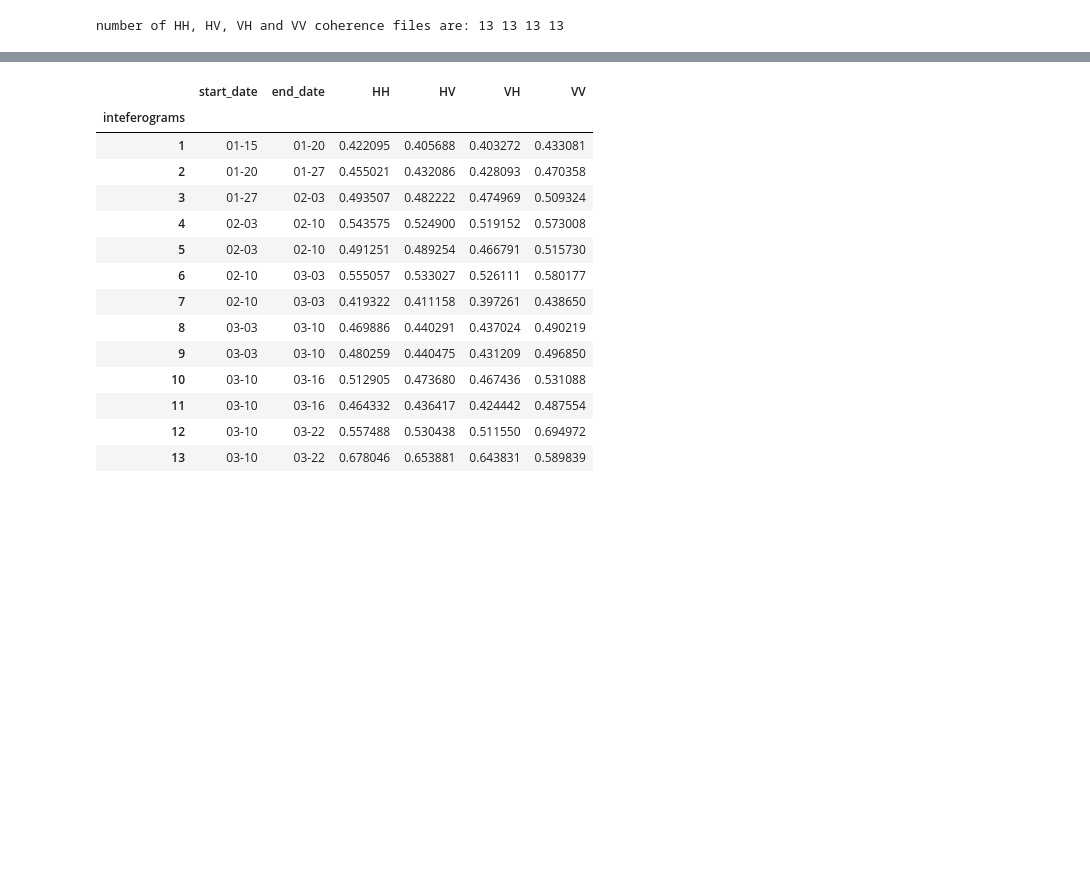
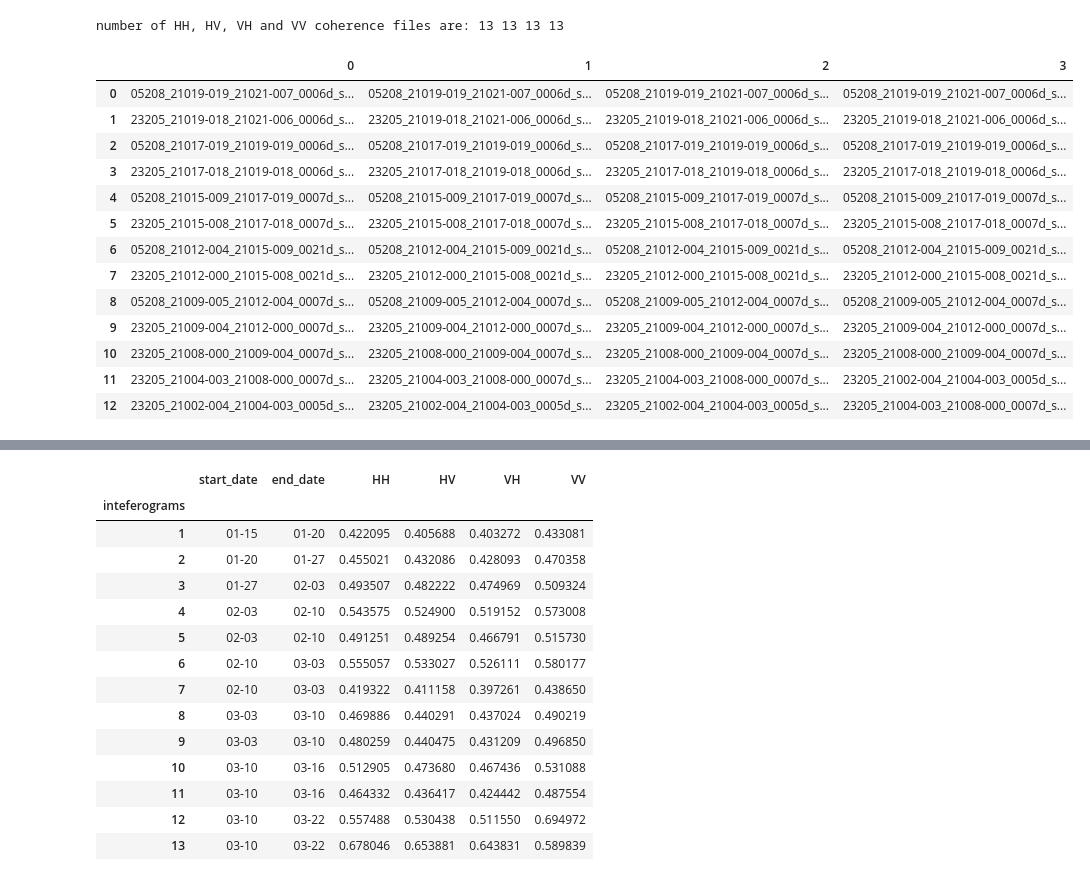
Before and after one commit to Surfix/snow-analytics, a Jupyter notebook: lowman/notebooks/2_Coherence_plot.ipynb, the cells around one changed output, grey strips where cells are left out. Saved outputs shown, nothing was run; the diff lists cells and outputs as text; code cells hidden in the pictures; blank space fills up the shorter version.

```diff
--- a/lowman/notebooks/2_Coherence_plot.ipynb
+++ b/lowman/notebooks/2_Coherence_plot.ipynb
@@ -125,3 +125,25 @@ VV = glob.glob(data_path+'*VV_01.cor.grd.tiff')
 print('number of HH, HV, VH and VV coherence files are:', len(HH), len(HV), len(VH), len(VV))
 # %% [output]
 number of HH, HV, VH and VV coherence files are: 13 13 13 13
+# %%
+HH_cut = [HH_[-58:-15] for HH_ in HH]
+HV_cut = [HV_[-58:-15] for HV_ in HV]
+VH_cut = [VH_[-58:-15] for VH_ in VH]
+VV_cut = [VV_[-58:-15] for VV_ in VV]
+# %%
+pd.DataFrame([HH_cut, HV_cut, VH_cut, VV_cut]).T
+# %% [output]
+|  | 0 | 1 | 2 | 3 |
+| 0 | 05208_21019-019_21021-007_0006d_s... | 05208_21019-019_21021-007_0006d_s... | 05208_21019-019_21021-007_0006d_s... | 05208_21019-019_21021-007_0006d_s... |
+| 1 | 23205_21019-018_21021-006_0006d_s... | 23205_21019-018_21021-006_0006d_s... | 23205_21019-018_21021-006_0006d_s... | 23205_21019-018_21021-006_0006d_s... |
+| 2 | 05208_21017-019_21019-019_0006d_s... | 05208_21017-019_21019-019_0006d_s... | 05208_21017-019_21019-019_0006d_s... | 05208_21017-019_21019-019_0006d_s... |
+| 3 | 23205_21017-018_21019-018_0006d_s... | 23205_21017-018_21019-018_0006d_s... | 23205_21017-018_21019-018_0006d_s... | 23205_21017-018_21019-018_0006d_s... |
+| 4 | 05208_21015-009_21017-019_0007d_s... | 05208_21015-009_21017-019_0007d_s... | 05208_21015-009_21017-019_0007d_s... | 05208_21015-009_21017-019_0007d_s... |
+| 5 | 23205_21015-008_21017-018_0007d_s... | 23205_21015-008_21017-018_0007d_s... | 23205_21015-008_21017-018_0007d_s... | 23205_21015-008_21017-018_0007d_s... |
+| 6 | 05208_21012-004_21015-009_0021d_s... | 05208_21012-004_21015-009_0021d_s... | 05208_21012-004_21015-009_0021d_s... | 05208_21012-004_21015-009_0021d_s... |
+| 7 | 23205_21012-000_21015-008_0021d_s... | 23205_21012-000_21015-008_0021d_s... | 23205_21012-000_21015-008_0021d_s... | 23205_21012-000_21015-008_0021d_s... |
+| 8 | 05208_21009-005_21012-004_0007d_s... | 05208_21009-005_21012-004_0007d_s... | 05208_21009-005_21012-004_0007d_s... | 05208_21009-005_21012-004_0007d_s... |
+| 9 | 23205_21009-004_21012-000_0007d_s... | 23205_21009-004_21012-000_0007d_s... | 23205_21009-004_21012-000_0007d_s... | 23205_21009-004_21012-000_0007d_s... |
+| 10 | 23205_21008-000_21009-004_0007d_s... | 23205_21008-000_21009-004_0007d_s... | 23205_21008-000_21009-004_0007d_s... | 23205_21008-000_21009-004_0007d_s... |
+| 11 | 23205_21004-003_21008-000_0007d_s... | 23205_21004-003_21008-000_0007d_s... | 23205_21004-003_21008-000_0007d_s... | 23205_21002-004_21004-003_0005d_s... |
+| 12 | 23205_21002-004_21004-003_0005d_s... | 23205_21002-004_21004-003_0005d_s... | 23205_21002-004_21004-003_0005d_s... | 23205_21004-003_21008-000_0007d_s... |
```
Also changed, not shown: parts of 4 cells of this notebook.
